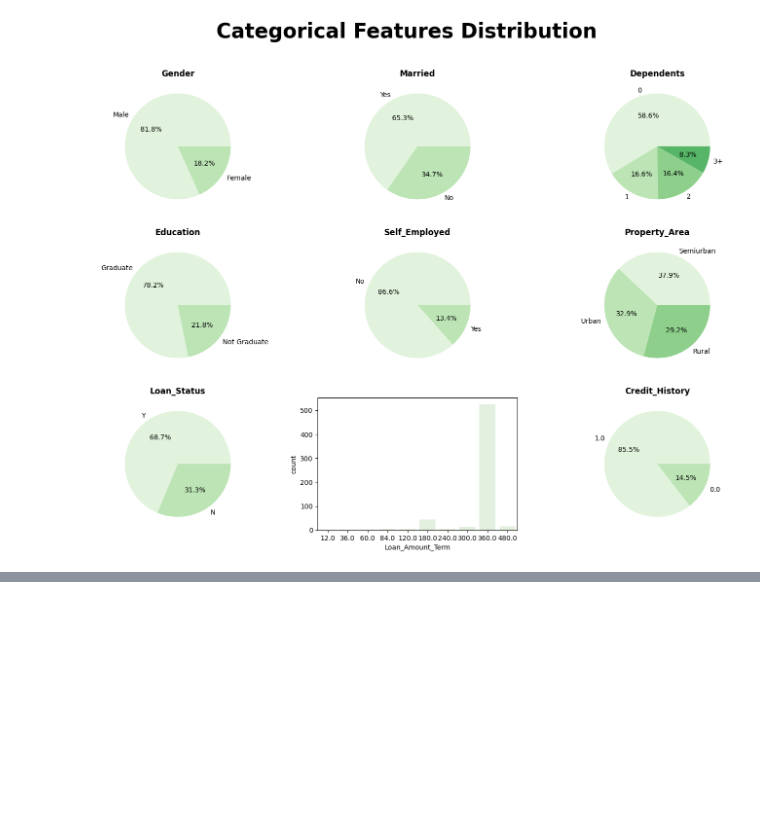
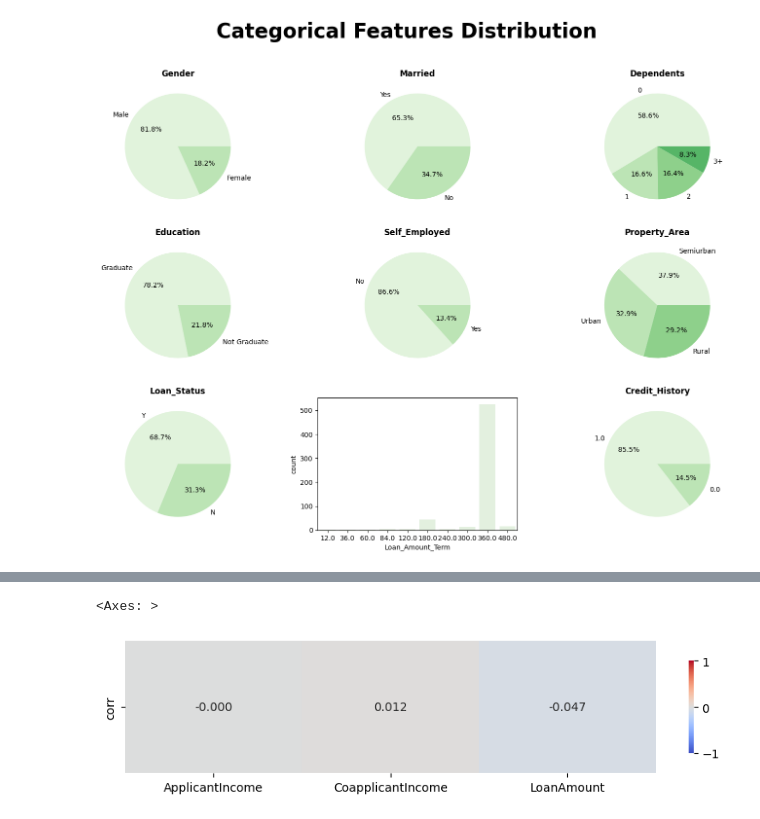
Before and after one commit to dekpo23/Home_Loan_Exploratory_Data_Analysis, a Jupyter notebook: Exploratory_Data_Analysis_On_Home_Loans.ipynb, the cells around one changed output, grey strips where cells are left out. Cells and saved outputs as stored; diff of their text form; code cells hidden in the pictures; blank space fills up the shorter version.

```diff
--- a/Exploratory_Data_Analysis_On_Home_Loans.ipynb
+++ b/Exploratory_Data_Analysis_On_Home_Loans.ipynb
@@ -319,0 +339,12 @@ for i in range(3):
+# %%
+train_copy['Loan_Status'] = train_copy['Loan_Status'].map({'Y': 1, 'N':0})
+# %%
+
+target_corr = train_copy[num_cols].corrwith(train_copy['Loan_Status']).to_frame("corr").T
+
+plt.figure(figsize = (10, 2))
+sns.heatmap(target_corr, annot = True, fmt = ".3f", cmap = "coolwarm", center = 0, vmin = -1, vmax = 1,
+            cbar_kws = {"orientation": "vertical", "shrink": 0.7})
+# %% [output]
+<Axes: >
+[figure, added]
```
Also changed, not shown: parts of 14 cells of this notebook.
